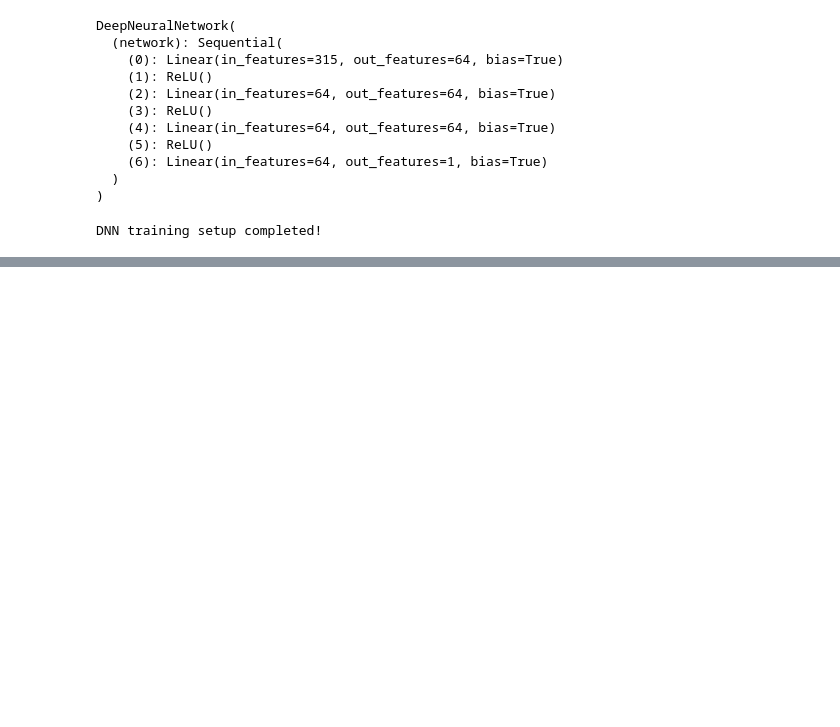
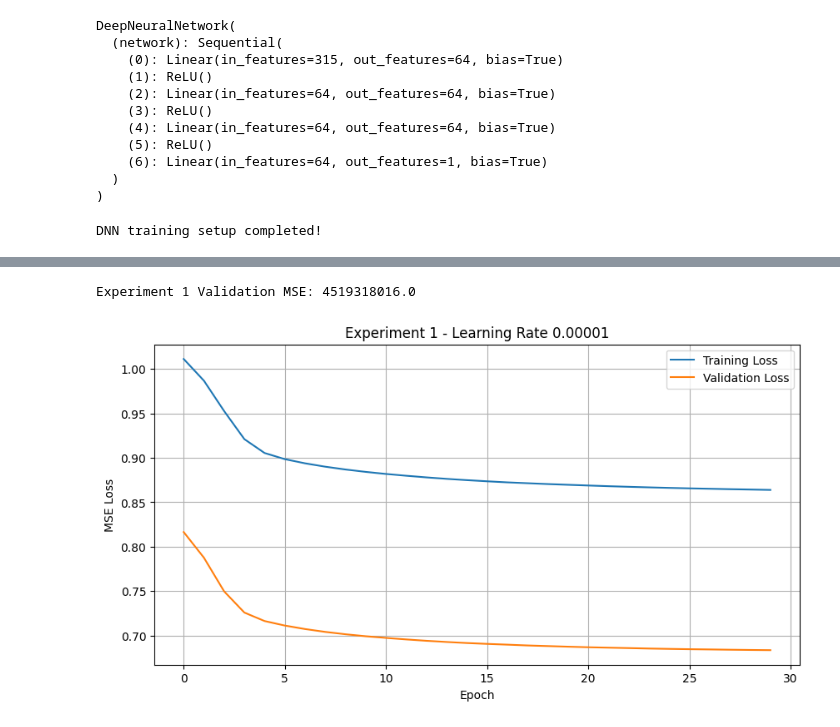
Before and after one commit to snkhader22/Deep-Learning-Project, a Jupyter notebook: DL2.ipynb, the cells around one changed output, grey strips where cells are left out. Cells and saved outputs as stored; diff of their text form; code cells hidden in the pictures; blank space fills up the shorter version.

```diff
--- a/DL2.ipynb
+++ b/DL2.ipynb
@@ -1220,0 +858,20 @@ plt.show()
+# %%
+# EXPERIMENT 1 - LEARNING RATE 0.00001
+
+# Create a fresh DNN model
+exp1_model = DeepNeuralNetwork(input_size=315)
+
+# Define optimizer with learning rate 0.00001
+exp1_optimizer = optim.Adam(
+    exp1_model.parameters(),
+    lr=0.00001
+)
+
+# Define loss function
+criterion = nn.MSELoss()
+
+# Store losses
+exp1_train_losses = []
+exp1_val_losses = []
+
+print("Experiment 1 setup completed!")
@@ -1220,0 +952,48 @@ plt.show()
+# %%
+# EXPERIMENT 1 - EVALUATE MODEL
+
+exp1_model.eval()
+
+with torch.no_grad():
+
+    exp1_val_scaled = exp1_model(X_val_tensor).numpy()
+
+    # Convert predictions to original price scale
+    exp1_val_predictions = target_scaler.inverse_transform(
+        exp1_val_scaled
+    )
+
+# Calculate validation MSE
+exp1_val_mse = mean_squared_error(
+    y_val,
+    exp1_val_predictions
+)
+
+print("Experiment 1 Validation MSE:", exp1_val_mse)
+# %% [output]
+Experiment 1 Validation MSE: 4519318016.0
+# %%
+# EXPERIMENT 1 - PLOT RESULTS
+
+plt.figure(figsize=(10, 5))
+
+plt.plot(
+    exp1_train_losses,
+    label="Training Loss"
+)
+
+plt.plot(
+    exp1_val_losses,
+    label="Validation Loss"
+)
+
+plt.title("Experiment 1 - Learning Rate 0.00001")
+plt.xlabel("Epoch")
+plt.ylabel("MSE Loss")
+
+plt.legend()
+plt.grid(True)
+
+plt.show()
+# %% [output]
+[figure, added]
```
Also changed, not shown: parts of 82 cells of this notebook.
